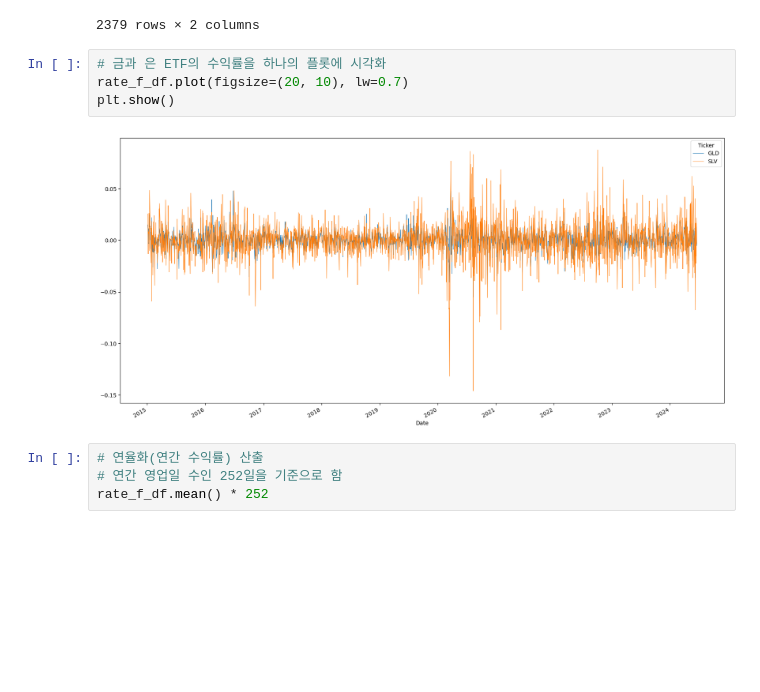
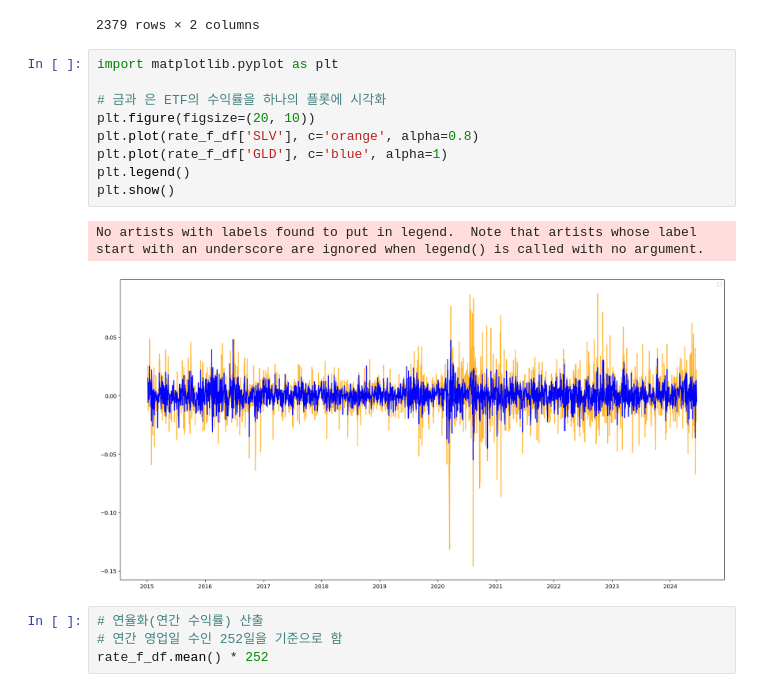
Before and after one commit to NoviceKim/time_series, a Jupyter notebook: time_series_project.ipynb, the cells around one changed output. Cells and saved outputs as stored; diff of their text form; blank space fills up the shorter version.

Commit message:
added images

```diff
--- a/time_series_project.ipynb
+++ b/time_series_project.ipynb
@@ -99,12 +99,18 @@ rate_f_df
 | 2024-06-14 | 0.012876 | 0.021707 |
 | 2024-06-17 | -0.005205 | -0.003338 |
 2379 rows × 2 columns
-# %%
-# 금과 은 ETF의 수익률을 하나의 플롯에 시각화
-rate_f_df.plot(figsize=(20, 10), lw=0.7)
-plt.show()
-# %% [output]
-[figure, removed]
+# %%
+import matplotlib.pyplot as plt
+
+# 금과 은 ETF의 수익률을 하나의 플롯에 시각화
+plt.figure(figsize=(20, 10))
+plt.plot(rate_f_df['SLV'], c='orange', alpha=0.8)
+plt.plot(rate_f_df['GLD'], c='blue', alpha=1)
+plt.legend()
+plt.show()
+# %% [output]
+No artists with labels found to put in legend.  Note that artists whose label start with an underscore are ignored when legend() is called with no argument.
+[figure, added]
 # %%
 # 연율화(연간 수익률) 산출
 # 연간 영업일 수인 252일을 기준으로 함
```
Also changed, not shown: parts of 8 cells of this notebook, 2 other files.
